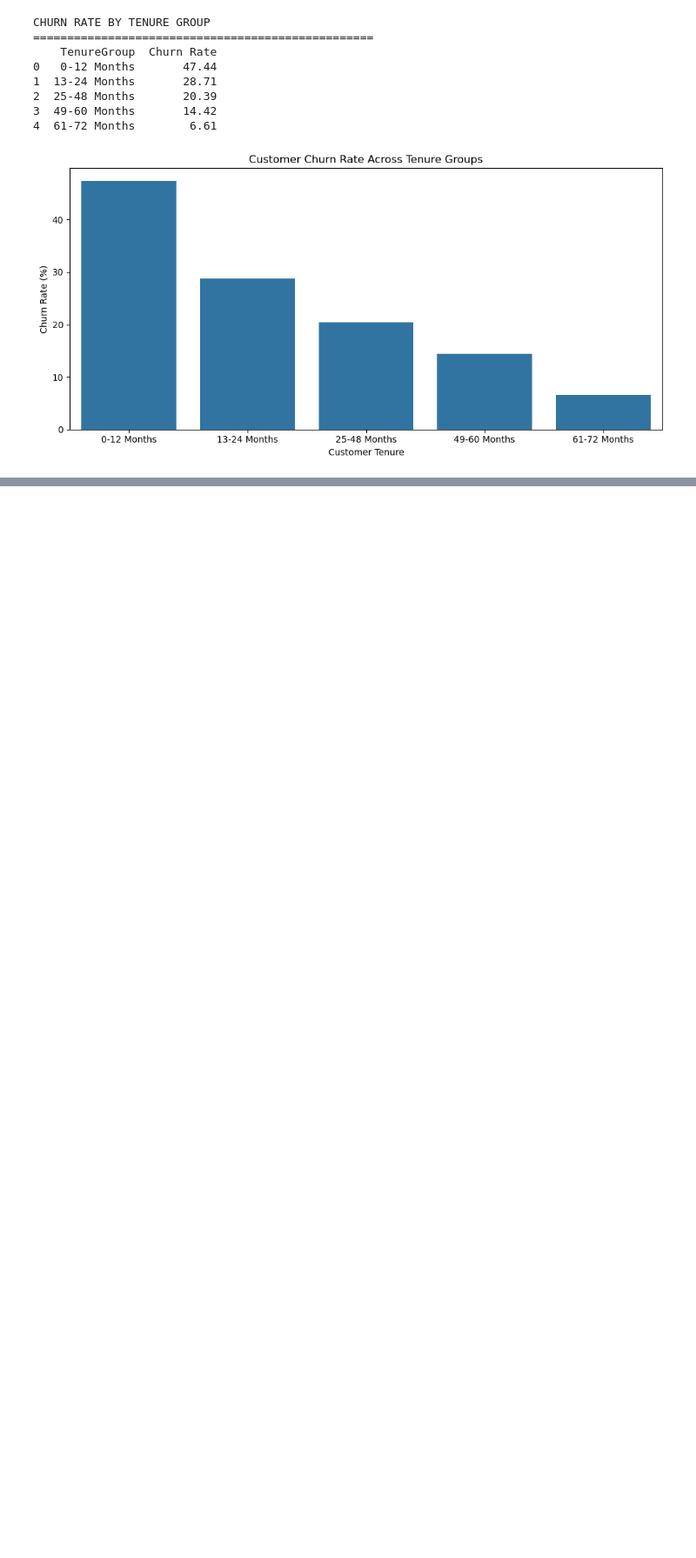
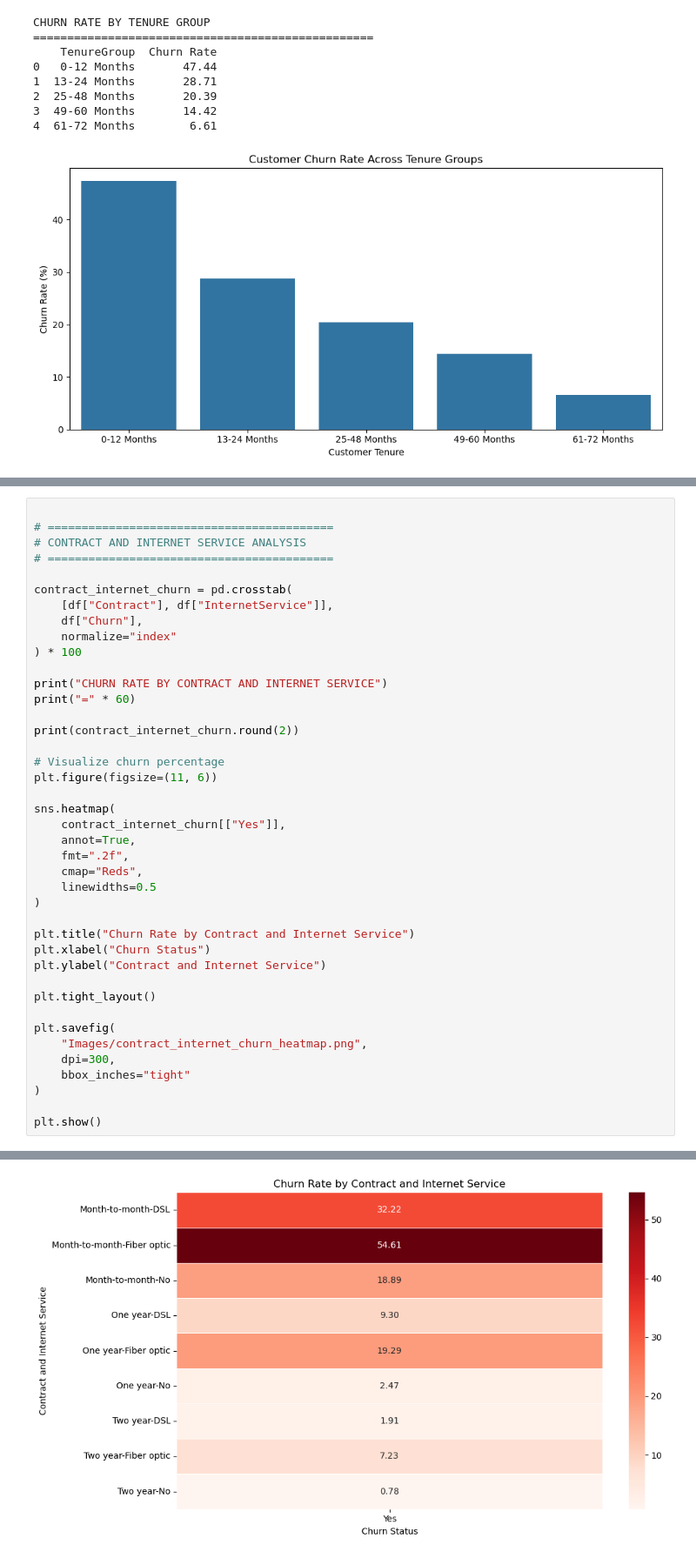
Before and after one commit to Medhanw/Customer_Churn_Prediction, a Jupyter notebook: Customer_Churn_Prediction.ipynb, the cells around one changed output, grey strips where cells are left out. Shown at 87% size. Drawn from its saved outputs; the diff is of its cells as text; blank space fills up the shorter version.

```diff
--- a/Customer_Churn_Prediction.ipynb
+++ b/Customer_Churn_Prediction.ipynb
@@ -1838,0 +1935,42 @@ CHURN RATE BY TENURE GROUP
+# %%
+
+# ==========================================
+# CONTRACT AND INTERNET SERVICE ANALYSIS
+# ==========================================
+
+contract_internet_churn = pd.crosstab(
+    [df["Contract"], df["InternetService"]],
+    df["Churn"],
+    normalize="index"
+) * 100
+
+print("CHURN RATE BY CONTRACT AND INTERNET SERVICE")
+print("=" * 60)
+
+print(contract_internet_churn.round(2))
+
+# Visualize churn percentage
+plt.figure(figsize=(11, 6))
+
+sns.heatmap(
+    contract_internet_churn[["Yes"]],
+    annot=True,
+    fmt=".2f",
+    cmap="Reds",
+    linewidths=0.5
+)
+
+plt.title("Churn Rate by Contract and Internet Service")
+plt.xlabel("Churn Status")
+plt.ylabel("Contract and Internet Service")
+
+plt.tight_layout()
+
+plt.savefig(
+    "Images/contract_internet_churn_heatmap.png",
+    dpi=300,
+    bbox_inches="tight"
+)
+
+plt.show()
+# %% [output]
@@ -1838,0 +1990 @@ CHURN RATE BY TENURE GROUP
+[figure, added]
```
Also changed, not shown: parts of 9 cells of this notebook.
